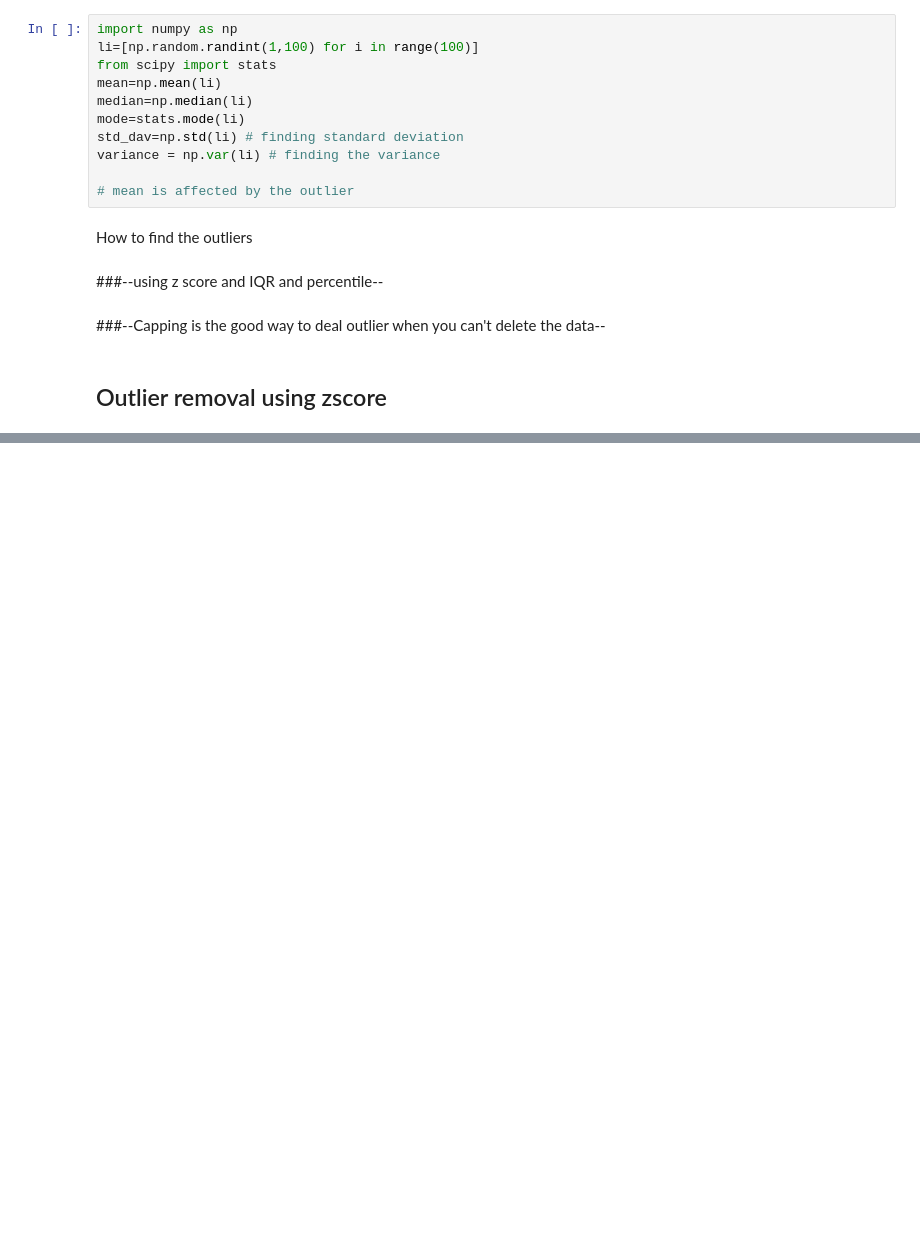
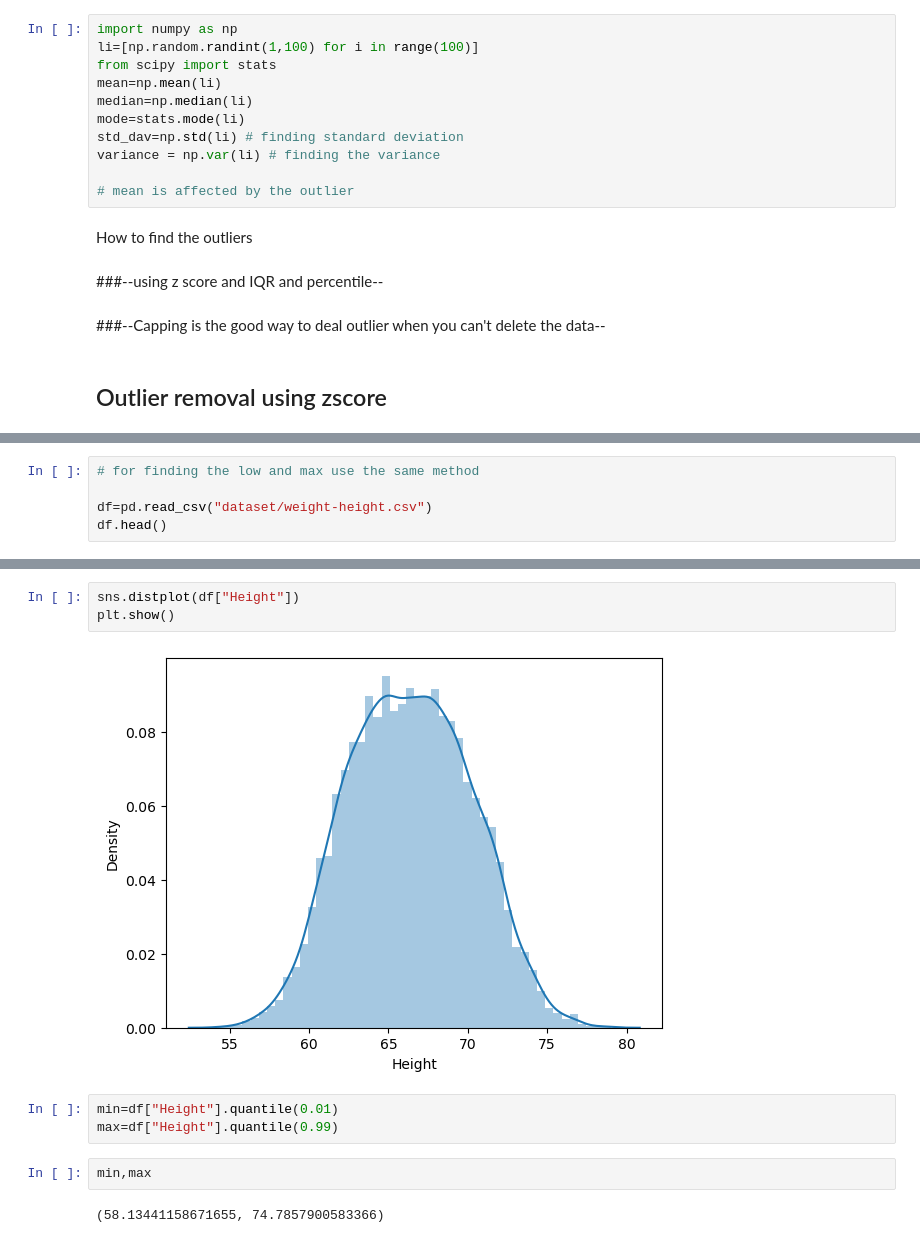
Before and after one commit to Sameershrinath/5th_sem, a Jupyter notebook: PYTHON/DATA_SCIENCE/Pandas07.ipynb, the cells around one changed output, grey strips where cells are left out. Cells and saved outputs as stored; diff of their text form; blank space fills up the shorter version.

```diff
--- a/PYTHON/DATA_SCIENCE/Pandas07.ipynb
+++ b/PYTHON/DATA_SCIENCE/Pandas07.ipynb
@@ -35,0 +183,5 @@ ModeResult(mode=43, count=5)
+# %%
+# for finding the low and max use the same method
+
+df=pd.read_csv("dataset/weight-height.csv")
+df.head()
@@ -35,0 +195,12 @@ ModeResult(mode=43, count=5)
+# %%
+sns.distplot(df["Height"])
+plt.show()
+# %% [output]
+[figure, added]
+# %%
+min=df["Height"].quantile(0.01)
+max=df["Height"].quantile(0.99)
+# %%
+min,max
+# %% [output]
+(58.13441158671655, 74.7857900583366)
```
Also changed, not shown: parts of 36 cells of this notebook, 3 other files.
